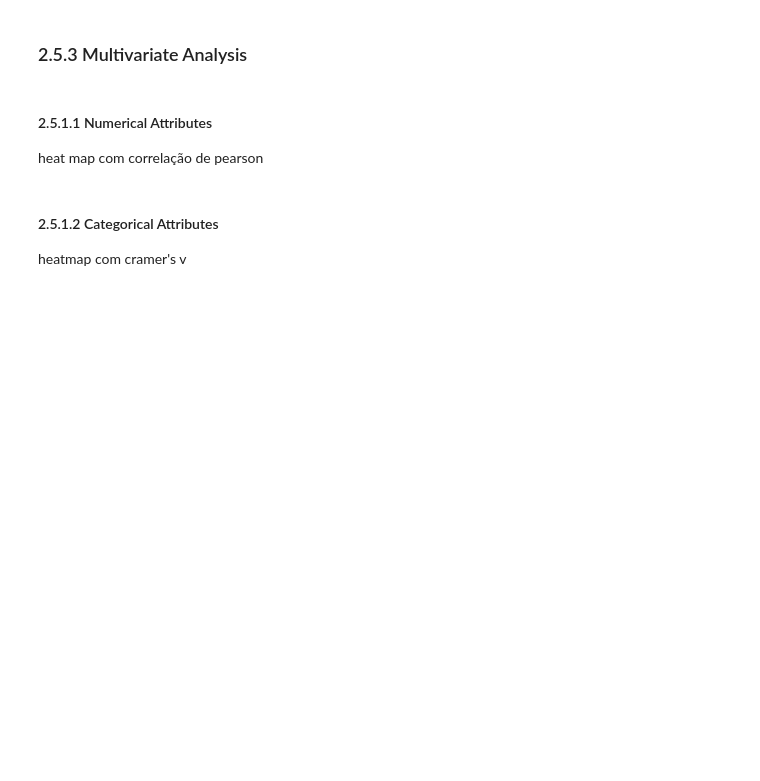
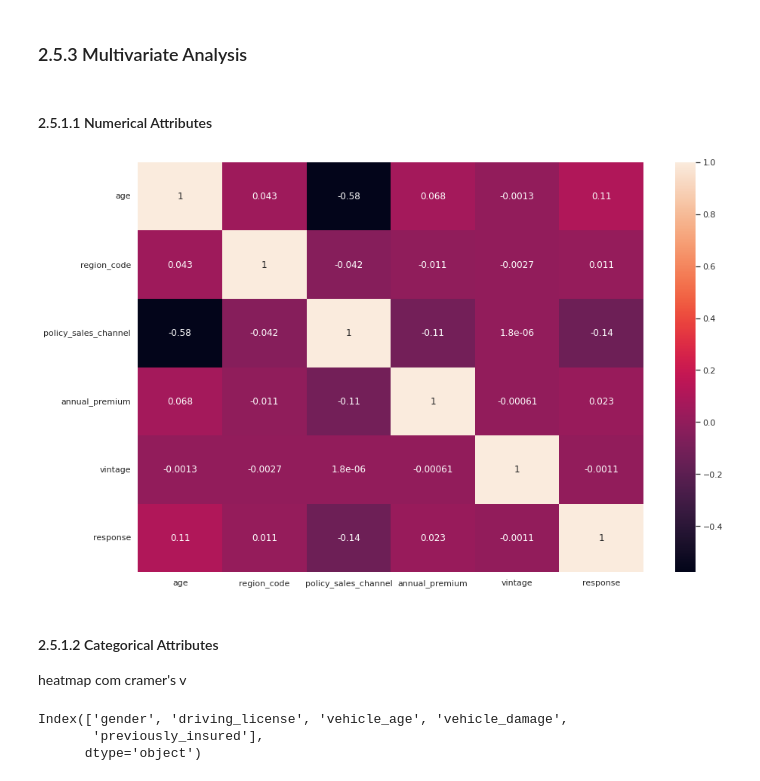
Before and after one commit to joaomj/health_insurance_cross_sell, a Jupyter notebook: health_insurance_cross-sell/notebooks/eda.ipynb, the cells around one changed output. Cells and saved outputs as stored; diff of their text form; code cells hidden in the pictures; blank space fills up the shorter version.

```diff
--- a/health_insurance_cross-sell/notebooks/eda.ipynb
+++ b/health_insurance_cross-sell/notebooks/eda.ipynb
@@ -491,7 +475,17 @@ teste das hipóteses
 ### 2.5.3 Multivariate Analysis
 # %% [markdown]
 #### 2.5.1.1 Numerical Attributes
-heat map com correlação de pearson
+# %%
+correlation = num_att.corr(method='pearson')
+sns.heatmap(correlation, annot=True);
+# %% [output]
+[figure, added]
 # %% [markdown]
 #### 2.5.1.2 Categorical Attributes
 heatmap com cramer's v
+# %%
+cat_att.columns
+# %% [output]
+Index(['gender', 'driving_license', 'vehicle_age', 'vehicle_damage',
+       'previously_insured'],
+      dtype='object')
```
Also changed, not shown: parts of 12 cells of this notebook.
